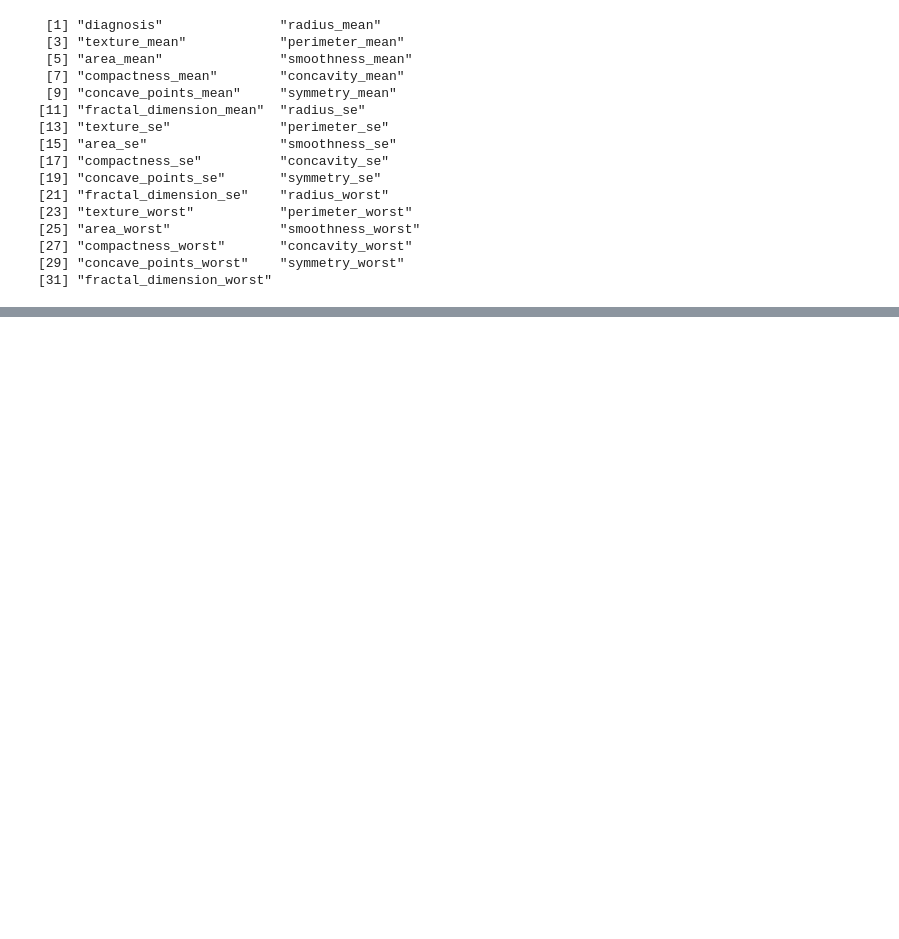
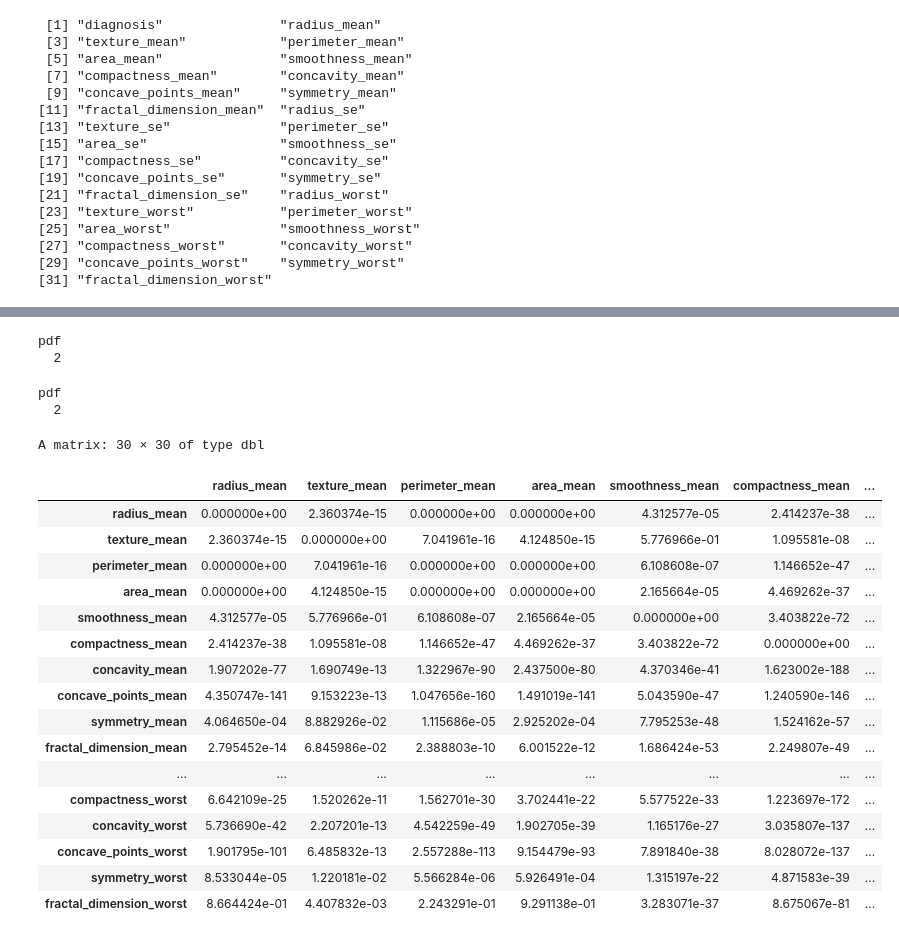
Before and after one commit to kslote1/hui-walter, a Jupyter notebook: Latent Class Analysis.ipynb, the cells around one changed output, grey strips where cells are left out. Drawn from its saved outputs; the diff is of its cells as text; code cells hidden in the pictures; blank space fills up the shorter version.

```diff
--- a/Latent Class Analysis.ipynb
+++ b/Latent Class Analysis.ipynb
@@ -88,0 +90,7 @@ names(breast_cancer)
+# %%
+pdf("breast_ggpairs.pdf")
+ggpairs(breast_cancer[features])
+dev.off()
+# %% [output]
+pdf
+  2
@@ -88,0 +99,30 @@ names(breast_cancer)
+# %%
+bc_pmat <- cor_pmat(breast_cancer[features])
+# %%
+pdf("breast_corr.pdf")
+ggcorrplot(bc_cor, hc.order=TRUE, type="lower", p.mat = bc_pmat)
+dev.off()
+# %% [output]
+pdf
+  2
+# %%
+bc_pmat
+# %% [output]
+A matrix: 30 × 30 of type dbl
+|  | radius_mean | texture_mean | perimeter_mean | area_mean | smoothness_mean | compactness_mean | ... |
+| radius_mean | 0.000000e+00 | 2.360374e-15 | 0.000000e+00 | 0.000000e+00 | 4.312577e-05 | 2.414237e-38 | ... |
+| texture_mean | 2.360374e-15 | 0.000000e+00 | 7.041961e-16 | 4.124850e-15 | 5.776966e-01 | 1.095581e-08 | ... |
+| perimeter_mean | 0.000000e+00 | 7.041961e-16 | 0.000000e+00 | 0.000000e+00 | 6.108608e-07 | 1.146652e-47 | ... |
+| area_mean | 0.000000e+00 | 4.124850e-15 | 0.000000e+00 | 0.000000e+00 | 2.165664e-05 | 4.469262e-37 | ... |
+| smoothness_mean | 4.312577e-05 | 5.776966e-01 | 6.108608e-07 | 2.165664e-05 | 0.000000e+00 | 3.403822e-72 | ... |
+| compactness_mean | 2.414237e-38 | 1.095581e-08 | 1.146652e-47 | 4.469262e-37 | 3.403822e-72 | 0.000000e+00 | ... |
+| concavity_mean | 1.907202e-77 | 1.690749e-13 | 1.322967e-90 | 2.437500e-80 | 4.370346e-41 | 1.623002e-188 | ... |
+| concave_points_mean | 4.350747e-141 | 9.153223e-13 | 1.047656e-160 | 1.491019e-141 | 5.043590e-47 | 1.240590e-146 | ... |
+| symmetry_mean | 4.064650e-04 | 8.882926e-02 | 1.115686e-05 | 2.925202e-04 | 7.795253e-48 | 1.524162e-57 | ... |
+| fractal_dimension_mean | 2.795452e-14 | 6.845986e-02 | 2.388803e-10 | 6.001522e-12 | 1.686424e-53 | 2.249807e-49 | ... |
+| ... | ... | ... | ... | ... | ... | ... | ... |
+| compactness_worst | 6.642109e-25 | 1.520262e-11 | 1.562701e-30 | 3.702441e-22 | 5.577522e-33 | 1.223697e-172 | ... |
+| concavity_worst | 5.736690e-42 | 2.207201e-13 | 4.542259e-49 | 1.902705e-39 | 1.165176e-27 | 3.035807e-137 | ... |
+| concave_points_worst | 1.901795e-101 | 6.485832e-13 | 2.557288e-113 | 9.154479e-93 | 7.891840e-38 | 8.028072e-137 | ... |
+| symmetry_worst | 8.533044e-05 | 1.220181e-02 | 5.566284e-06 | 5.926491e-04 | 1.315197e-22 | 4.871583e-39 | ... |
+| fractal_dimension_worst | 8.664424e-01 | 4.407832e-03 | 2.243291e-01 | 9.291138e-01 | 3.283071e-37 | 8.675067e-81 | ... |
```
Also changed, not shown: parts of 12 cells of this notebook, 3 other files.
